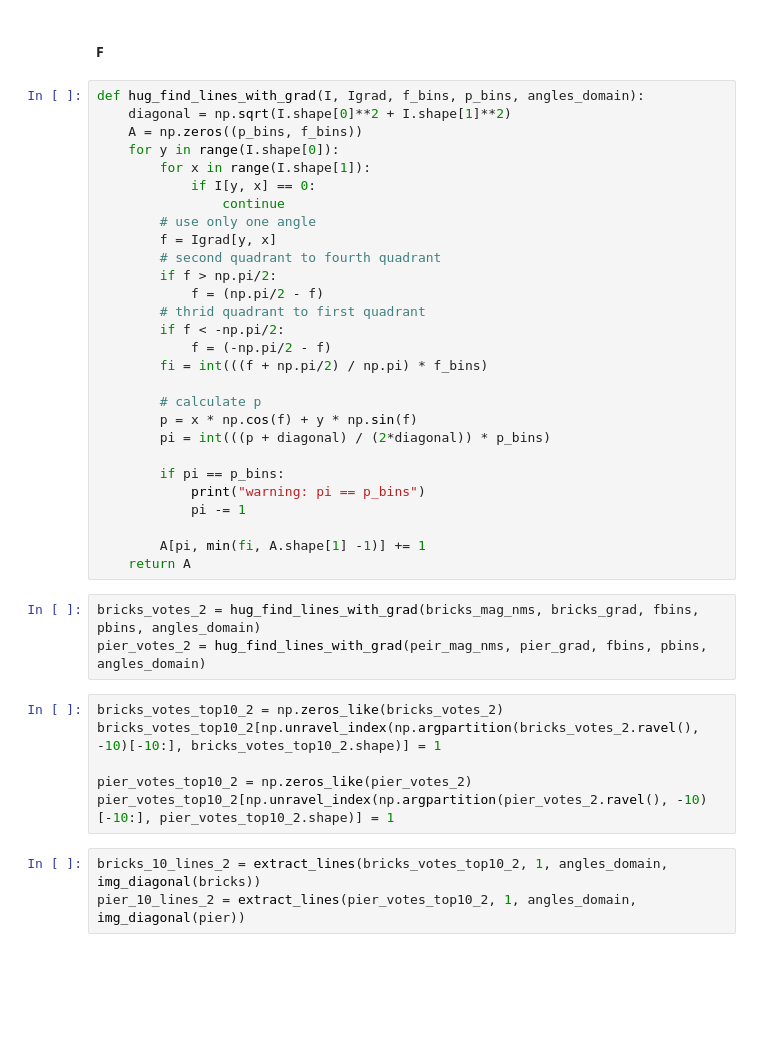
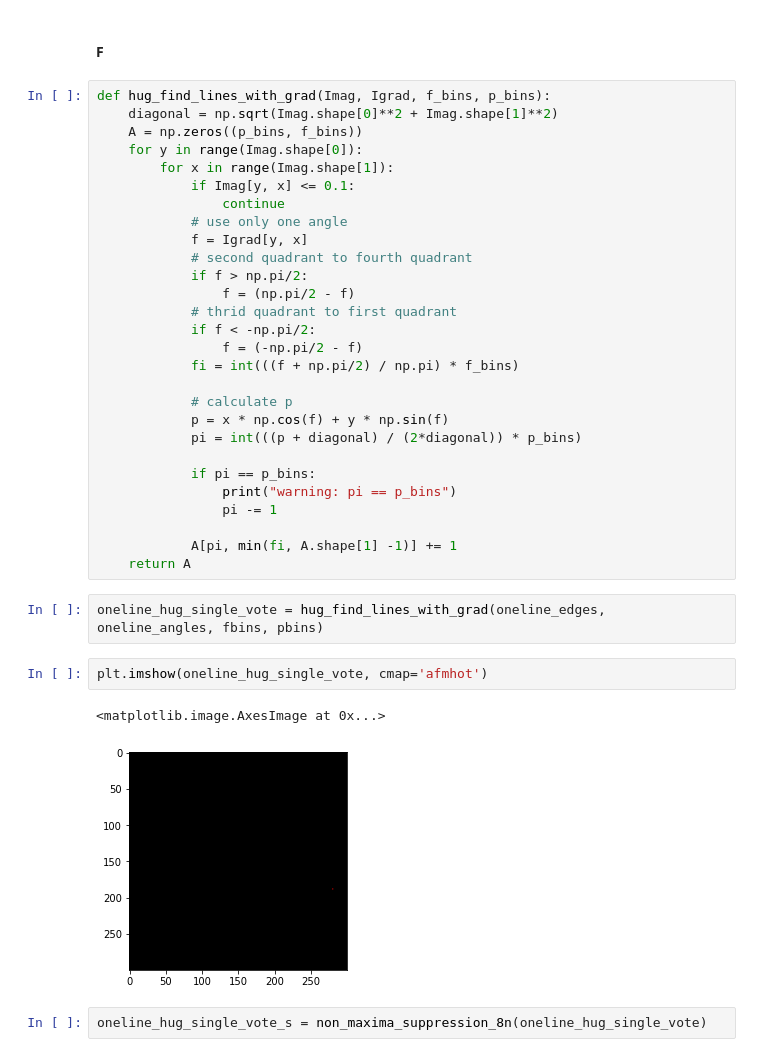
Before and after one commit to al-pi314/computer_vision, a Jupyter notebook: assigments/assigment3/solution.ipynb, the cells around one changed output. Drawn from its saved outputs; the diff is of its cells as text; blank space fills up the shorter version.

```diff
--- a/assigments/assigment3/solution.ipynb
+++ b/assigments/assigment3/solution.ipynb
@@ -571,42 +571,39 @@ for p, a in pier_10_lines:
 # %% [markdown]
 #### F
 # %%
-def hug_find_lines_with_grad(I, Igrad, f_bins, p_bins, angles_domain):
-    diagonal = np.sqrt(I.shape[0]**2 + I.shape[1]**2)
+def hug_find_lines_with_grad(Imag, Igrad, f_bins, p_bins):
+    diagonal = np.sqrt(Imag.shape[0]**2 + Imag.shape[1]**2)
     A = np.zeros((p_bins, f_bins))
-    for y in range(I.shape[0]):
-        for x in range(I.shape[1]):
-            if I[y, x] == 0:
+    for y in range(Imag.shape[0]):
+        for x in range(Imag.shape[1]):
+            if Imag[y, x] <= 0.1:
                 continue
-        # use only one angle
-        f = Igrad[y, x]
-        # second quadrant to fourth quadrant
-        if f > np.pi/2:
-            f = (np.pi/2 - f)
-        # thrid quadrant to first quadrant
-        if f < -np.pi/2:
-            f = (-np.pi/2 - f)
-        fi = int(((f + np.pi/2) / np.pi) * f_bins)
+            # use only one angle
+            f = Igrad[y, x]
+            # second quadrant to fourth quadrant
+            if f > np.pi/2:
+                f = (np.pi/2 - f)
+            # thrid quadrant to first quadrant
+            if f < -np.pi/2:
+                f = (-np.pi/2 - f)
+            fi = int(((f + np.pi/2) / np.pi) * f_bins)
 
-        # calculate p
-        p = x * np.cos(f) + y * np.sin(f)
-        pi = int(((p + diagonal) / (2*diagonal)) * p_bins)
+            # calculate p
+            p = x * np.cos(f) + y * np.sin(f)
+            pi = int(((p + diagonal) / (2*diagonal)) * p_bins)
 
-        if pi == p_bins:
-            print("warning: pi == p_bins")
-            pi -= 1
+            if pi == p_bins:
+                print("warning: pi == p_bins")
+                pi -= 1
 
-        A[pi, min(fi, A.shape[1] -1)] += 1
+            A[pi, min(fi, A.shape[1] -1)] += 1
     return A
-# %%
-bricks_votes_2 = hug_find_lines_with_grad(bricks_mag_nms, bricks_grad, fbins, pbins, angles_domain)
-pier_votes_2 = hug_find_lines_with_grad(peir_mag_nms, pier_grad, fbins, pbins, angles_domain)
-# %%
-bricks_votes_top10_2 = np.zeros_like(bricks_votes_2)
-bricks_votes_top10_2[np.unravel_index(np.argpartition(bricks_votes_2.ravel(), -10)[-10:], bricks_votes_top10_2.shape)] = 1
-
-pier_votes_top10_2 = np.zeros_like(pier_votes_2)
-pier_votes_top10_2[np.unravel_index(np.argpartition(pier_votes_2.ravel(), -10)[-10:], pier_votes_top10_2.shape)] = 1
-# %%
-bricks_10_lines_2 = extract_lines(bricks_votes_top10_2, 1, angles_domain, img_diagonal(bricks))
-pier_10_lines_2 = extract_lines(pier_votes_top10_2, 1, angles_domain, img_diagonal(pier))
+# %%
+oneline_hug_single_vote = hug_find_lines_with_grad(oneline_edges, oneline_angles, fbins, pbins)
+# %%
+plt.imshow(oneline_hug_single_vote, cmap='afmhot')
+# %% [output]
+<matplotlib.image.AxesImage at 0x...>
+[figure, added]
+# %%
+oneline_hug_single_vote_s = non_maxima_suppression_8n(oneline_hug_single_vote)
```
Also changed, not shown: parts of 30 cells of this notebook.
